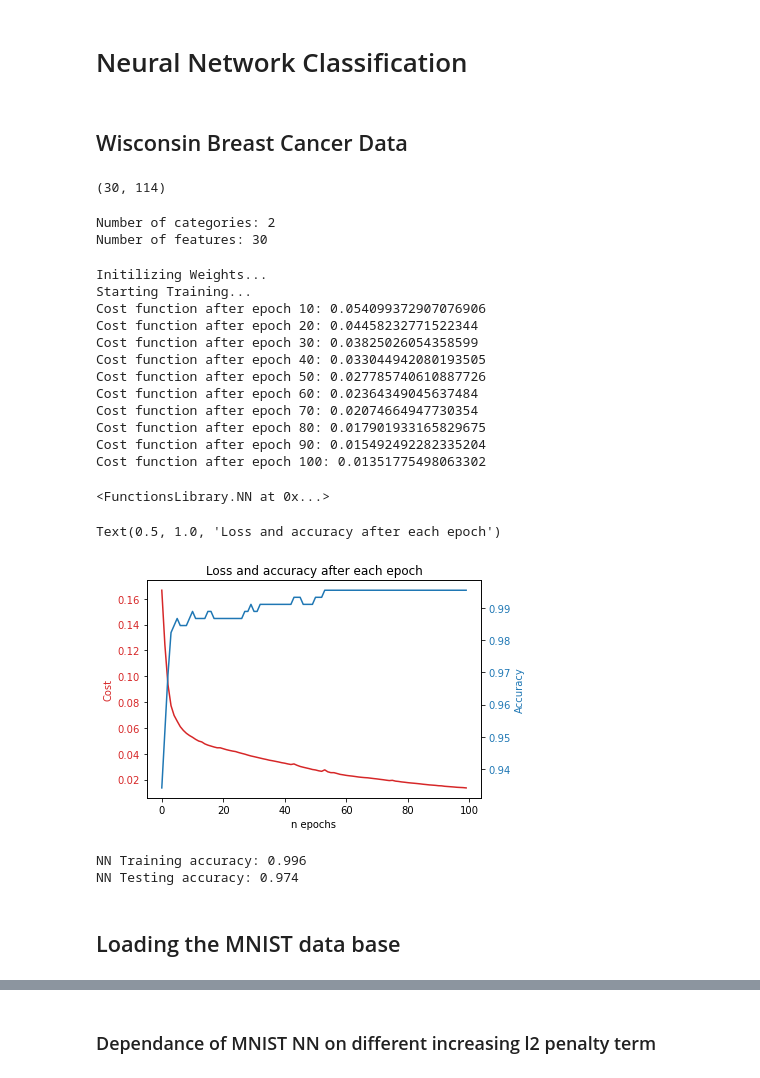
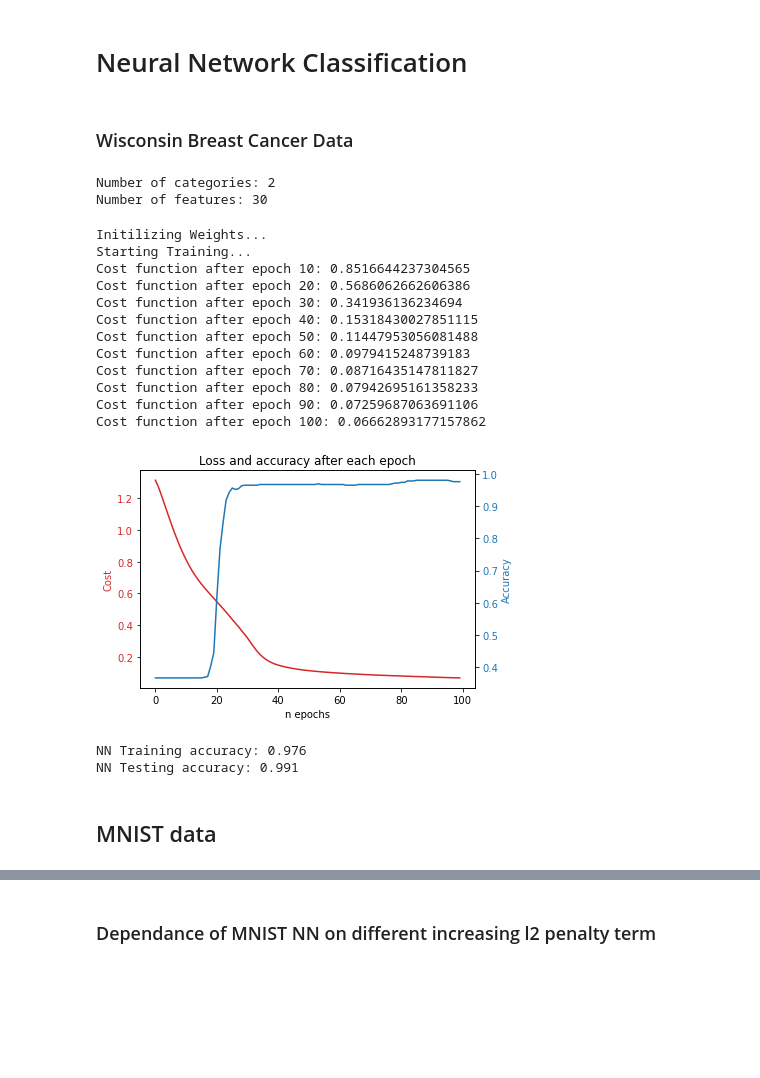
Before and after one commit to haakools/FYS-STK4155AUTUMN, a Jupyter notebook: Project 2/Project2_main.ipynb, the cells around one changed output, grey strips where cells are left out. Drawn from its saved outputs; the diff is of its cells as text; code cells hidden in the pictures; blank space fills up the shorter version.

```diff
--- a/Project 2/Project2_main.ipynb
+++ b/Project 2/Project2_main.ipynb
@@ -10,7 +10,7 @@ from sklearn.preprocessing import StandardScaler
 # %% [markdown]
 # Neural Network Classification
 # %% [markdown]
-## Wisconsin Breast Cancer Data
+### Wisconsin Breast Cancer Data
 # %%
 # Breast Cancer data
 cancer = load_breast_cancer()
@@ -28,10 +28,6 @@ scaler= StandardScaler()
 scaler.fit(X_train)
 X_train_scaled = scaler.transform(X_train)
 X_test_scaled = scaler.transform(X_test)
-# %%
-X_test_scaled.T.shape
-# %% [output]
-(30, 114)
 # %%
 n_categories = Y.shape[1]
 n_features = X.shape[1]
@@ -43,51 +39,32 @@ Number of features: 30
 # %%
 hidden_layers = [('relu',0),('relu',0.01),'softmax']
 layer_dims=[n_features,6,4,n_categories]
 NNclassifier = fn.NN(layer_dims=layer_dims,
                      hidden_layers=hidden_layers,
                      cost_function="CrossEntropy",
-                     optimization_method = "SGDM",
+                     optimization_method = "Adam",
                      batch_size = 32,
                      max_epoch=100,
                      verbose=1,
-                     #penalty="l2",
-                     lamb=0.001,
-                     learning_rate=0.1)
+                     penalty="l2",
+                     lamb=0.1,
+                     learning_rate=0.001)
+NNclassifier.fit(X_train_scaled.T,Y_train.T)
+NNclassifier.metric_plot()
+# %% [output]
+Initilizing Weights...
+Starting Training...
+Cost function after epoch 10: 0.8516644237304565
+Cost function after epoch 20: 0.5686062662606386
+Cost function after epoch 30: 0.341936136234694
+Cost function after epoch 40: 0.15318430027851115
+Cost function after epoch 50: 0.11447953056081488
+Cost function after epoch 60: 0.0979415248739183
+Cost function after epoch 70: 0.08716435147811827
+Cost function after epoch 80: 0.07942695161358233
+Cost function after epoch 90: 0.07259687063691106
+Cost function after epoch 100: 0.06662893177157862
+[figure, added]
-# %%
-NNclassifier.fit(X_train_scaled.T,Y_train.T)
-# %% [output]
-Initilizing Weights...
-Starting Training...
-Cost function after epoch 10: 0.054099372907076906
-Cost function after epoch 20: 0.04458232771522344
-Cost function after epoch 30: 0.03825026054358599
-Cost function after epoch 40: 0.033044942080193505
-Cost function after epoch 50: 0.027785740610887726
-Cost function after epoch 60: 0.02364349045637484
-Cost function after epoch 70: 0.02074664947730354
-Cost function after epoch 80: 0.017901933165829675
-Cost function after epoch 90: 0.015492492282335204
-Cost function after epoch 100: 0.01351775498063302
-<FunctionsLibrary.NN at 0x...>
-# %%
-fig, ax1 = plt.subplots()
-
-color = 'tab:red'
-ax1.plot(NNclassifier.costs,color=color, label="Cost function")
-ax1.set_xlabel("n epochs")
-ax1.set_ylabel("Cost",color=color)
-ax1.tick_params(axis='y', labelcolor=color)
-
-ax2 = ax1.twinx()
-color = 'tab:blue'
-ax2.plot(NNclassifier.acc, label="accuracy",color=color)
-ax2.set_ylabel("Accuracy",color=color)
-ax2.tick_params(axis='y', labelcolor=color)
-
-plt.title("Loss and accuracy after each epoch")
-# %% [output]
-Text(0.5, 1.0, 'Loss and accuracy after each epoch')
-[figure, removed]
 # %%
 Y_tilde = NNclassifier.predict(X_train_scaled.T)
 Y_pred = NNclassifier.predict(X_test_scaled.T)
@@ -97,10 +74,10 @@ NN_test_acc = fn.accuracy(Y_test, np.argmax(Y_pred, axis=0))
 print("NN Training accuracy: %.3f" % NN_train_acc )
 print("NN Testing accuracy: %.3f" % NN_test_acc )
 # %% [output]
-NN Training accuracy: 0.996
-NN Testing accuracy: 0.974
+NN Training accuracy: 0.976
+NN Testing accuracy: 0.991
 # %% [markdown]
-## Loading the MNIST data base
+## MNIST data
 # %%
 from sklearn import datasets
 
```
Also changed, not shown: parts of 37 cells of this notebook, 25 other files.
